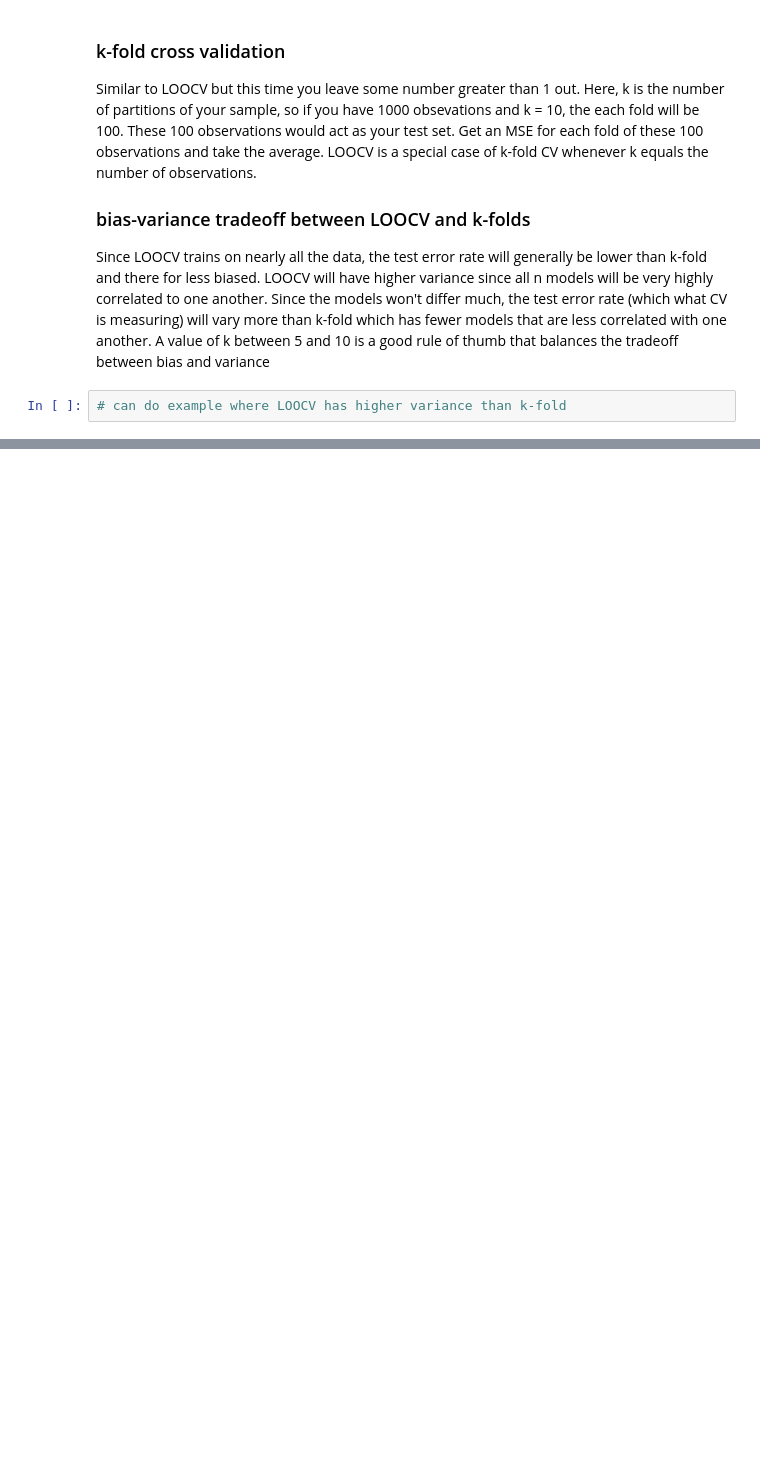
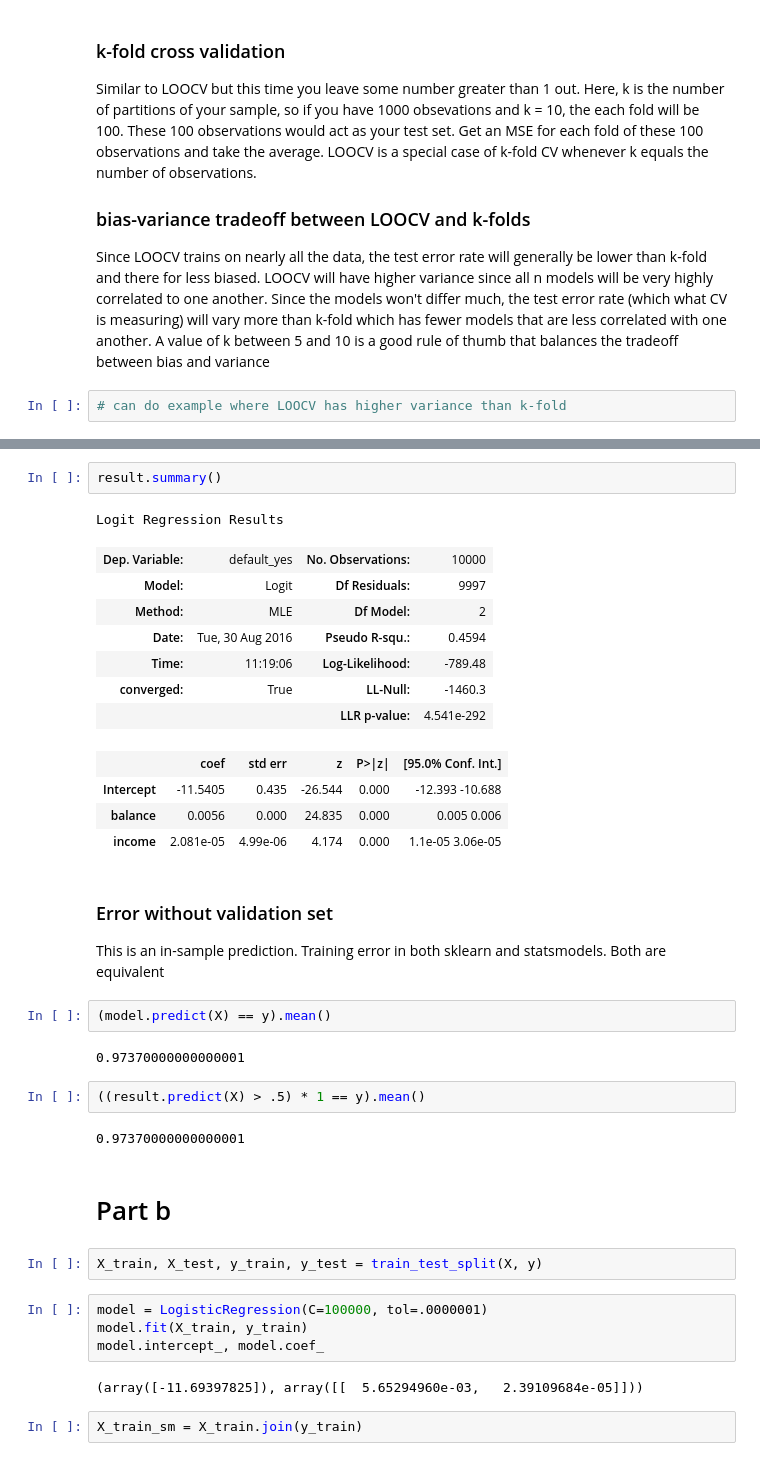
Before and after one commit to tdpetrou/Machine-Learning-Books-With-Python, a Jupyter notebook: Introduction to Statistical Learning/Chapter 5.ipynb, the cells around one changed output, grey strips where cells are left out. Cells and saved outputs as stored; diff of their text form; blank space fills up the shorter version.

```diff
--- a/Introduction to Statistical Learning/Chapter 5.ipynb
+++ b/Introduction to Statistical Learning/Chapter 5.ipynb
@@ -46,0 +154,38 @@ Since LOOCV trains on nearly all the data, the test error rate will generally be
+# %%
+result.summary()
+# %% [output]
+Logit Regression Results
+| Dep. Variable: | default_yes | No. Observations: | 10000 |
+| Model: | Logit | Df Residuals: | 9997 |
+| Method: | MLE | Df Model: | 2 |
+| Date: | Tue, 30 Aug 2016 | Pseudo R-squ.: | 0.4594 |
+| Time: | 11:19:06 | Log-Likelihood: | -789.48 |
+| converged: | True | LL-Null: | -1460.3 |
+|  |  | LLR p-value: | 4.541e-292 |
+|  | coef | std err | z | P>|z| | [95.0% Conf. Int.] |
+| Intercept | -11.5405 | 0.435 | -26.544 | 0.000 | -12.393 -10.688 |
+| balance | 0.0056 | 0.000 | 24.835 | 0.000 | 0.005 0.006 |
+| income | 2.081e-05 | 4.99e-06 | 4.174 | 0.000 | 1.1e-05 3.06e-05 |
+# %% [markdown]
+### Error without validation set
+This is an in-sample prediction. Training error in both sklearn and statsmodels. Both are equivalent
+# %%
+(model.predict(X) == y).mean()
+# %% [output]
+0.97370000000000001
+# %%
+((result.predict(X) > .5) * 1 == y).mean()
+# %% [output]
+0.97370000000000001
+# %% [markdown]
+# Part b
+# %%
+X_train, X_test, y_train, y_test = train_test_split(X, y)
+# %%
+model = LogisticRegression(C=100000, tol=.0000001)
+model.fit(X_train, y_train)
+model.intercept_, model.coef_
+# %% [output]
+(array([-11.69397825]), array([[  5.65294960e-03,   2.39109684e-05]]))
+# %%
+X_train_sm = X_train.join(y_train)
```
Also changed, not shown: parts of 31 cells of this notebook.
